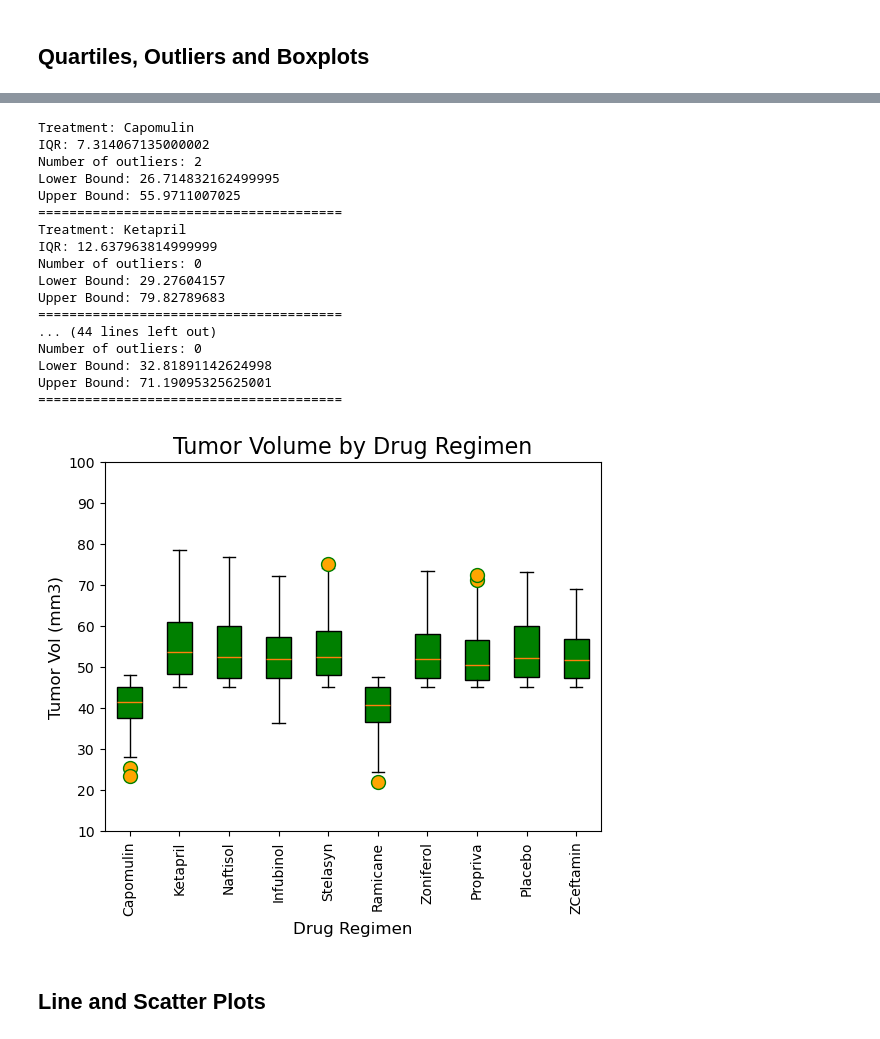
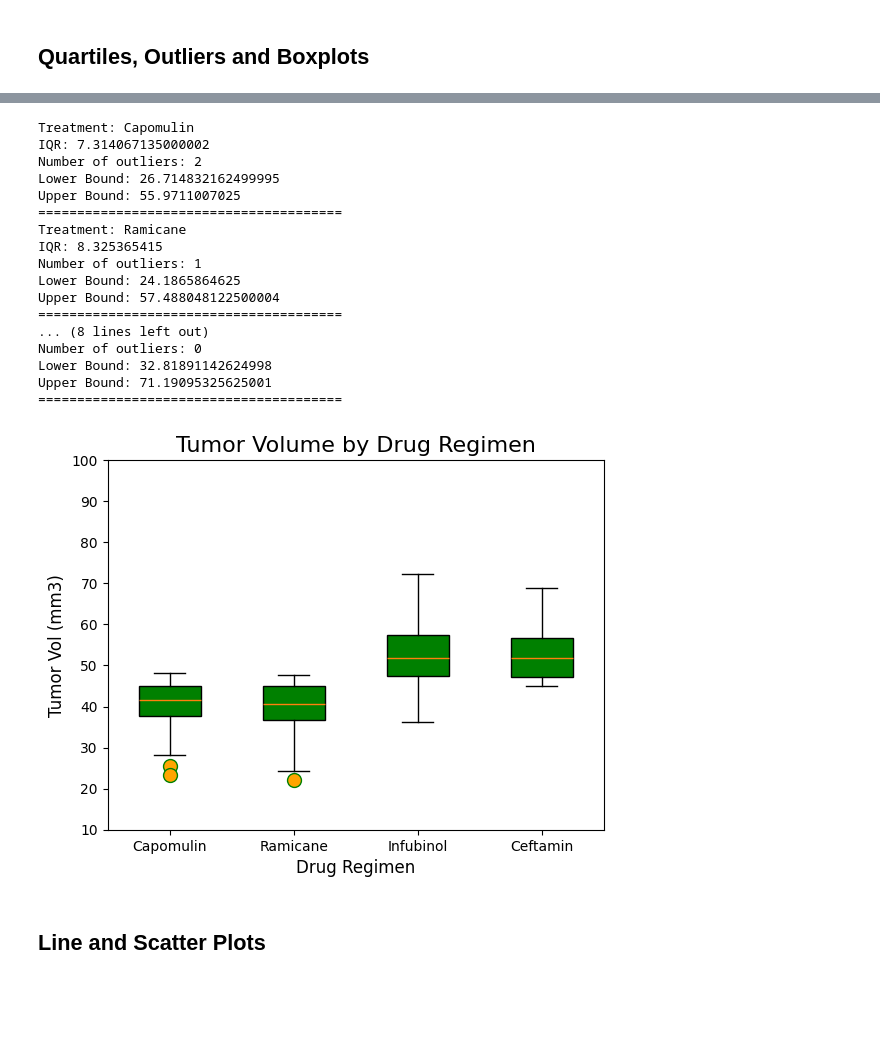
Before and after one commit to thaychansy/pymaceuticals, a Jupyter notebook: pymaceuticals.ipynb, the cells around one changed output, grey strips where cells are left out. Cells and saved outputs as stored; diff of their text form; code cells hidden in the pictures; blank space fills up the shorter version.

```diff
--- a/pymaceuticals.ipynb
+++ b/pymaceuticals.ipynb
@@ -289,7 +289,7 @@ final_timepoint_df
 1880 rows × 9 columns
 # %%
 # Put treatments into a list for for loop (and later for plot labels)
-drug_treatments_list = final_timepoint_df['Drug Regimen'].unique().tolist()
+drug_treatments_list = ["Capomulin","Ramicane", "Infubinol","Ceftamin"]
 
 # Create empty list to fill with tumor vol data (for plotting)
 tumor_volume_values = []
@@ -321,13 +321,13 @@ Number of outliers: 2
 Lower Bound: 26.714832162499995
 Upper Bound: 55.9711007025
 =======================================
-Treatment: Ketapril
-IQR: 12.637963814999999
-Number of outliers: 0
-Lower Bound: 29.27604157
-Upper Bound: 79.82789683
+Treatment: Ramicane
+IQR: 8.325365415
+Number of outliers: 1
+Lower Bound: 24.1865864625
+Upper Bound: 57.488048122500004
 =======================================
-... (44 lines left out)
+... (8 lines left out)
 Number of outliers: 0
 Lower Bound: 32.81891142624998
 Upper Bound: 71.19095325625001
@@ -335,24 +335,22 @@ Upper Bound: 71.19095325625001
 # %%
 # Generate a box plot that shows the distrubution of the tumor volume for each treatment group
 
 # Show outliers on boxplot for visibility
 outlier_design = dict(marker="o", markerfacecolor="orange", markersize=10, markeredgecolor="green")
 
 # Create Boxplot
 plt.boxplot(tumor_volume_values, widths=0.5, patch_artist=True, boxprops=dict(facecolor="green"), flierprops=outlier_design)
 plt.title('Tumor Volume by Drug Regimen', fontsize= 16)
 plt.xlabel('Drug Regimen', fontsize=12)
 plt.ylabel('Tumor Vol (mm3)', fontsize=12)
 
-plt.xticks([1,2,3,4,5,6,7,8,9,10], ['Capomulin', 'Ketapril', 'Naftisol', 'Infubinol',
-                            'Stelasyn', 'Ramicane', 'Zoniferol', 'Propriva',
-                            'Placebo', 'ZCeftamin'], rotation='vertical')
+plt.xticks([1,2,3,4], ['Capomulin', 'Ramicane', 'Infubinol', 'Ceftamin'])
 #plt.xlim(-0.95, len(x_axis)+2)
 plt.ylim(10, 100)
 
 plt.show()
 # %% [output]
-[figure, old version]
+[figure, new version]
 # %% [markdown]
 ## Line and Scatter Plots
 # %%
```
Also changed, not shown: parts of 7 cells of this notebook.
